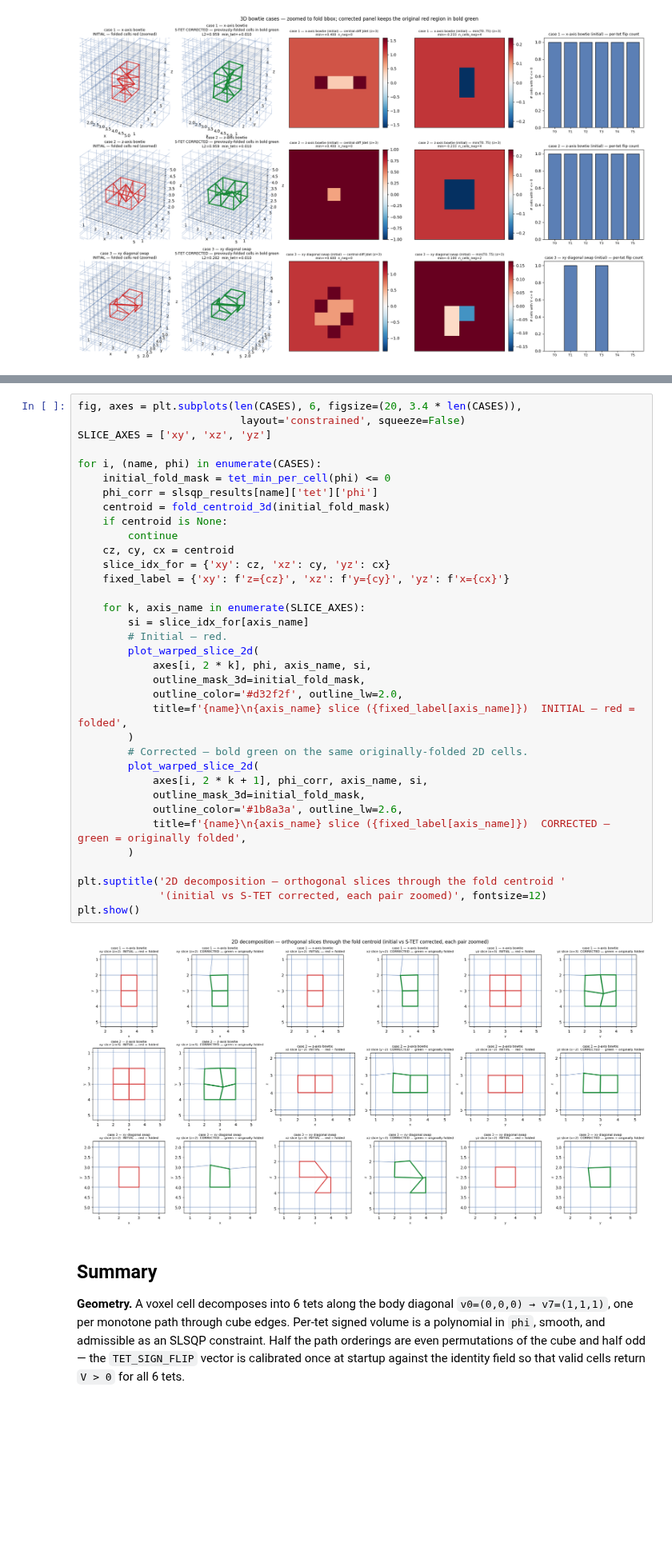
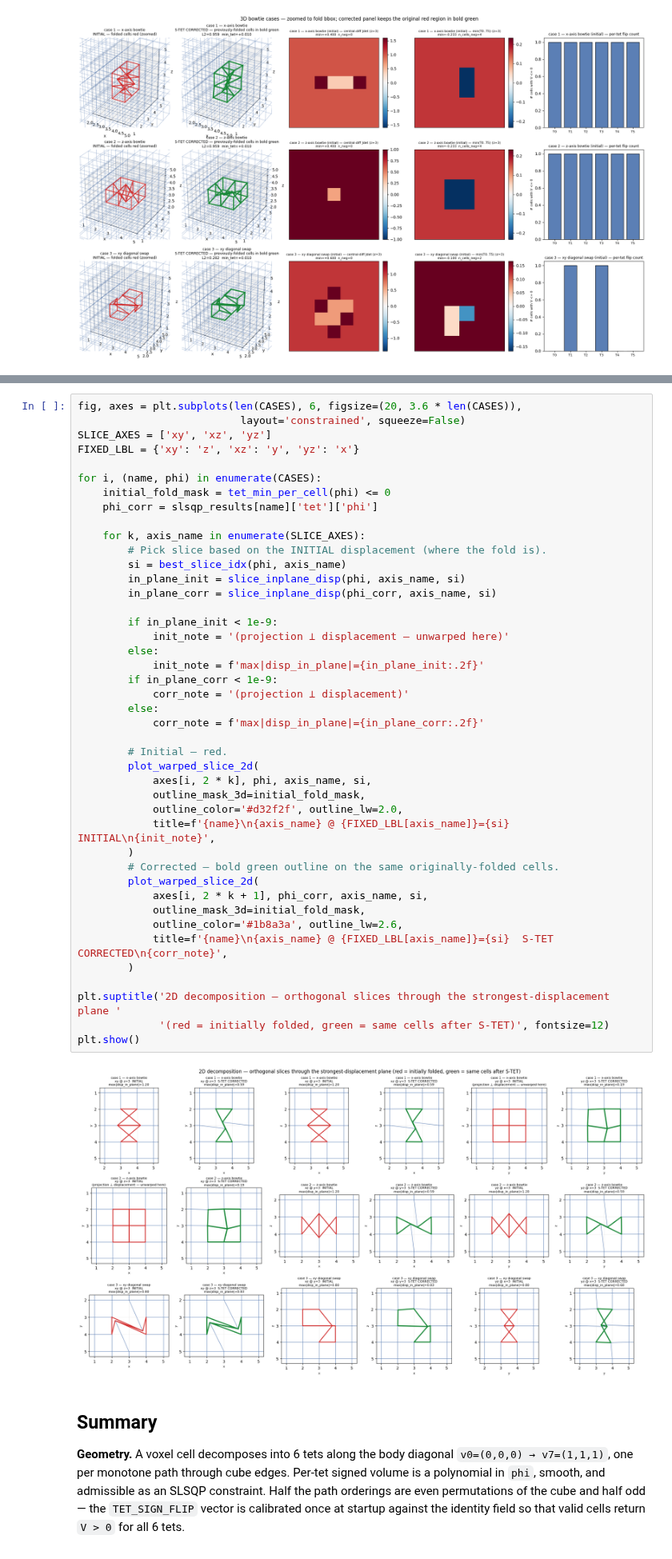
Before and after one commit to andythai/dvfopt, a Jupyter notebook: notebooks/two-triangle-check/12_3d-tetrahedral-check.ipynb, the cells around one changed output, grey strips where cells are left out. Shown at 80% size. Cells and saved outputs as stored; diff of their text form; blank space fills up the shorter version.

```diff
--- a/notebooks/two-triangle-check/12_3d-tetrahedral-check.ipynb
+++ b/notebooks/two-triangle-check/12_3d-tetrahedral-check.ipynb
@@ -807,40 +841,48 @@ Each panel is zoomed to the bounding box of the affected 2D cells + 1-cell paddi
 # %%
-fig, axes = plt.subplots(len(CASES), 6, figsize=(20, 3.4 * len(CASES)),
+fig, axes = plt.subplots(len(CASES), 6, figsize=(20, 3.6 * len(CASES)),
                           layout='constrained', squeeze=False)
 SLICE_AXES = ['xy', 'xz', 'yz']
+FIXED_LBL = {'xy': 'z', 'xz': 'y', 'yz': 'x'}
 
 for i, (name, phi) in enumerate(CASES):
     initial_fold_mask = tet_min_per_cell(phi) <= 0
     phi_corr = slsqp_results[name]['tet']['phi']
-    centroid = fold_centroid_3d(initial_fold_mask)
-    if centroid is None:
-        continue
-    cz, cy, cx = centroid
-    slice_idx_for = {'xy': cz, 'xz': cy, 'yz': cx}
-    fixed_label = {'xy': f'z={cz}', 'xz': f'y={cy}', 'yz': f'x={cx}'}
 
     for k, axis_name in enumerate(SLICE_AXES):
-        si = slice_idx_for[axis_name]
+        # Pick slice based on the INITIAL displacement (where the fold is).
+        si = best_slice_idx(phi, axis_name)
+        in_plane_init = slice_inplane_disp(phi, axis_name, si)
+        in_plane_corr = slice_inplane_disp(phi_corr, axis_name, si)
+
+        if in_plane_init < 1e-9:
+            init_note = '(projection ⊥ displacement — unwarped here)'
+        else:
+            init_note = f'max|disp_in_plane|={in_plane_init:.2f}'
+        if in_plane_corr < 1e-9:
+            corr_note = '(projection ⊥ displacement)'
+        else:
+            corr_note = f'max|disp_in_plane|={in_plane_corr:.2f}'
+
         # Initial — red.
         plot_warped_slice_2d(
             axes[i, 2 * k], phi, axis_name, si,
             outline_mask_3d=initial_fold_mask,
             outline_color='#d32f2f', outline_lw=2.0,
-            title=f'{name}\n{axis_name} slice ({fixed_label[axis_name]})  INITIAL — red = folded',
+            title=f'{name}\n{axis_name} @ {FIXED_LBL[axis_name]}={si}  INITIAL\n{init_note}',
         )
-        # Corrected — bold green on the same originally-folded 2D cells.
+        # Corrected — bold green outline on the same originally-folded cells.
         plot_warped_slice_2d(
             axes[i, 2 * k + 1], phi_corr, axis_name, si,
             outline_mask_3d=initial_fold_mask,
             outline_color='#1b8a3a', outline_lw=2.6,
-            title=f'{name}\n{axis_name} slice ({fixed_label[axis_name]})  CORRECTED — green = originally folded',
+            title=f'{name}\n{axis_name} @ {FIXED_LBL[axis_name]}={si}  S-TET CORRECTED\n{corr_note}',
         )
 
-plt.suptitle('2D decomposition — orthogonal slices through the fold centroid '
-             '(initial vs S-TET corrected, each pair zoomed)', fontsize=12)
+plt.suptitle('2D decomposition — orthogonal slices through the strongest-displacement plane '
+             '(red = initially folded, green = same cells after S-TET)', fontsize=12)
 plt.show()
 # %% [output]
-[figure, old version]
+[figure, new version]
 # %% [markdown]
 ## Summary
 
```
Also changed, not shown: parts of 4 cells of this notebook.
